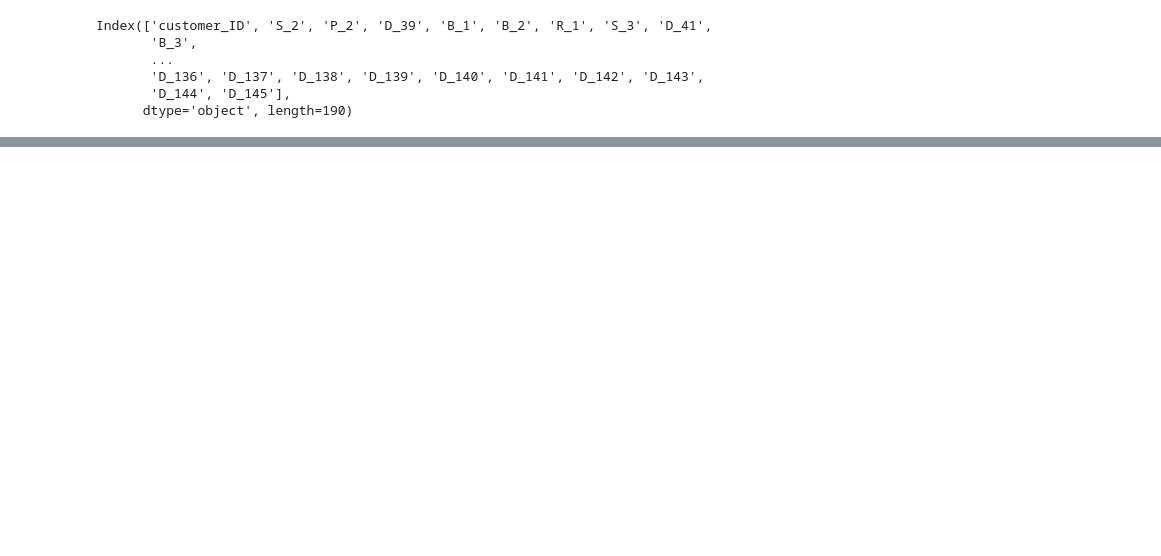
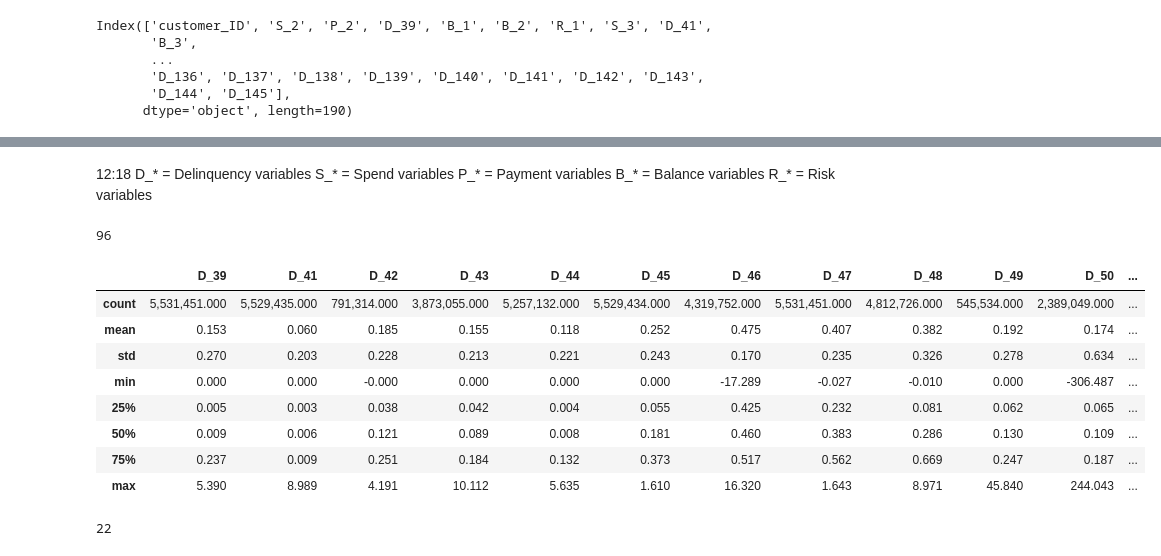
Before and after one commit to m3redithw/american-express-default-prediction, a Jupyter notebook: eda.ipynb, the cells around one changed output, grey strips where cells are left out. Saved outputs shown, nothing was run; the diff lists cells and outputs as text; code cells hidden in the pictures; blank space fills up the shorter version.

```diff
--- a/eda.ipynb
+++ b/eda.ipynb
@@ -23,0 +75,29 @@ Index(['customer_ID', 'S_2', 'P_2', 'D_39', 'B_1', 'B_2', 'R_1', 'S_3', 'D_41',
+# %% [markdown]
+12:18
+D_* = Delinquency variables
+S_* = Spend variables
+P_* = Payment variables
+B_* = Balance variables
+R_* = Risk variables
+# %%
+D_columns = [col for col in df.columns if 'D_' in col]
+len(D_columns)
+# %% [output]
+96
+# %%
+df.filter(like='D_', axis=1).describe()
+# %% [output]
+|  | D_39 | D_41 | D_42 | D_43 | D_44 | D_45 | D_46 | D_47 | D_48 | D_49 | D_50 | ... |
+| count | 5,531,451.000 | 5,529,435.000 | 791,314.000 | 3,873,055.000 | 5,257,132.000 | 5,529,434.000 | 4,319,752.000 | 5,531,451.000 | 4,812,726.000 | 545,534.000 | 2,389,049.000 | ... |
+| mean | 0.153 | 0.060 | 0.185 | 0.155 | 0.118 | 0.252 | 0.475 | 0.407 | 0.382 | 0.192 | 0.174 | ... |
+| std | 0.270 | 0.203 | 0.228 | 0.213 | 0.221 | 0.243 | 0.170 | 0.235 | 0.326 | 0.278 | 0.634 | ... |
+| min | 0.000 | 0.000 | -0.000 | 0.000 | 0.000 | 0.000 | -17.289 | -0.027 | -0.010 | 0.000 | -306.487 | ... |
+| 25% | 0.005 | 0.003 | 0.038 | 0.042 | 0.004 | 0.055 | 0.425 | 0.232 | 0.081 | 0.062 | 0.065 | ... |
+| 50% | 0.009 | 0.006 | 0.121 | 0.089 | 0.008 | 0.181 | 0.460 | 0.383 | 0.286 | 0.130 | 0.109 | ... |
+| 75% | 0.237 | 0.009 | 0.251 | 0.184 | 0.132 | 0.373 | 0.517 | 0.562 | 0.669 | 0.247 | 0.187 | ... |
+| max | 5.390 | 8.989 | 4.191 | 10.112 | 5.635 | 1.610 | 16.320 | 1.643 | 8.971 | 45.840 | 244.043 | ... |
+# %%
+S_columns = [col for col in df.columns if 'S_' in col]
+len(S_columns)
+# %% [output]
+22
```
Also changed, not shown: parts of 21 cells of this notebook.
